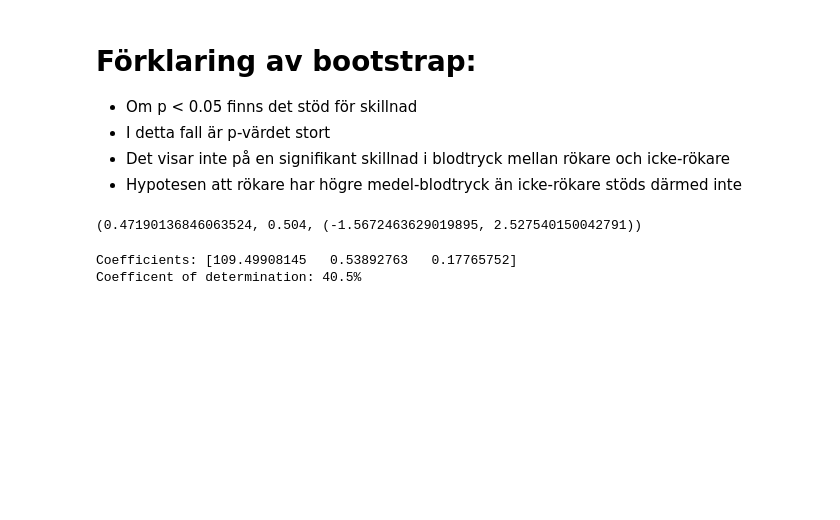
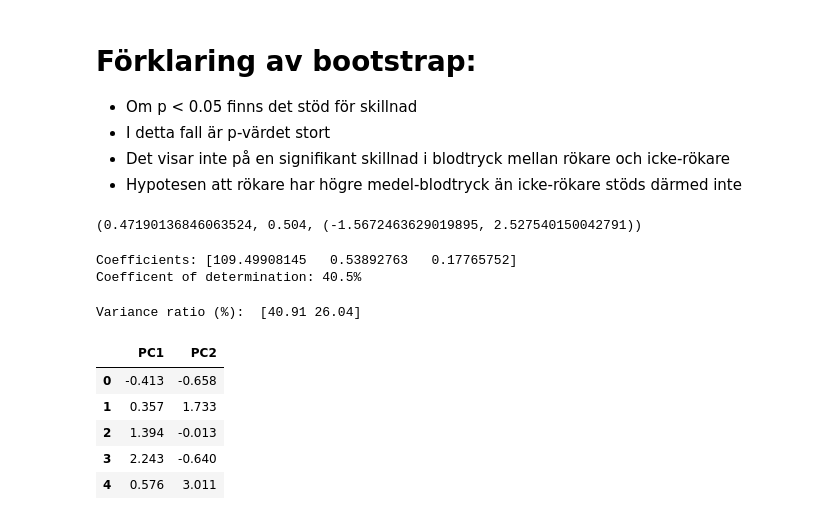
Before and after one commit to iidaclaesson/Healthstudy, a Jupyter notebook: report.ipynb, the cells around one changed output. Drawn from its saved outputs; the diff is of its cells as text; code cells hidden in the pictures; blank space fills up the shorter version.

```diff
--- a/report.ipynb
+++ b/report.ipynb
@@ -167,3 +167,20 @@ print(f"Coefficent of determination: {r_squared:.1%}")
 # %% [output]
 Coefficients: [109.49908145   0.53892763   0.17765752]
 Coefficent of determination: 40.5%
+# %%
+# PCA analysis
+
+cols = ["age", "weight", "height", "systolic_bp", "cholesterol"]
+
+components, variance, pca_model = pca_analysis(df, cols)
+
+print("Variance ratio (%): ", np.round(variance * 100, 2))
+pd.DataFrame(components[:5], columns=["PC1", "PC2"]).round(3)
+# %% [output]
+Variance ratio (%):  [40.91 26.04]
+|  | PC1 | PC2 |
+| 0 | -0.413 | -0.658 |
+| 1 | 0.357 | 1.733 |
+| 2 | 1.394 | -0.013 |
+| 3 | 2.243 | -0.640 |
+| 4 | 0.576 | 3.011 |
```
Also changed, not shown: parts of 1 cell of this notebook, 1 other file.
